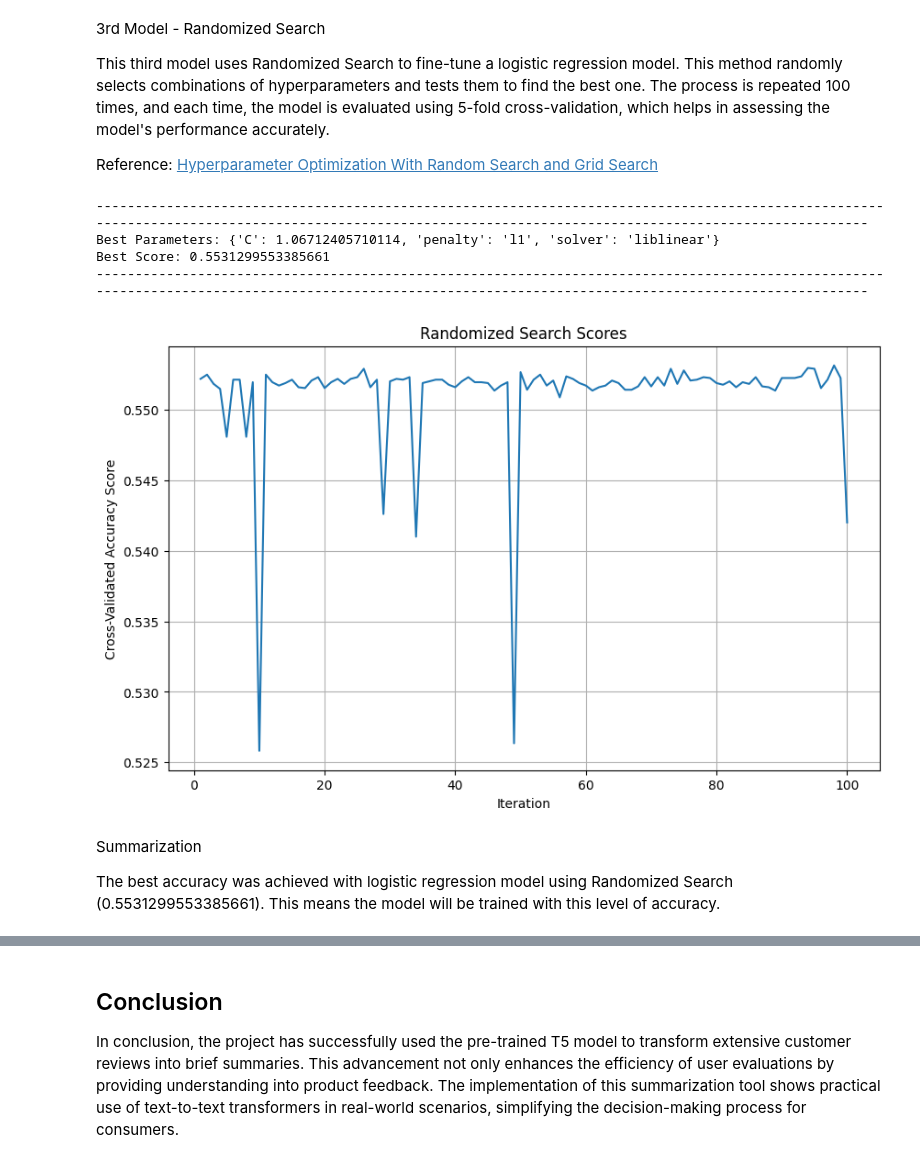
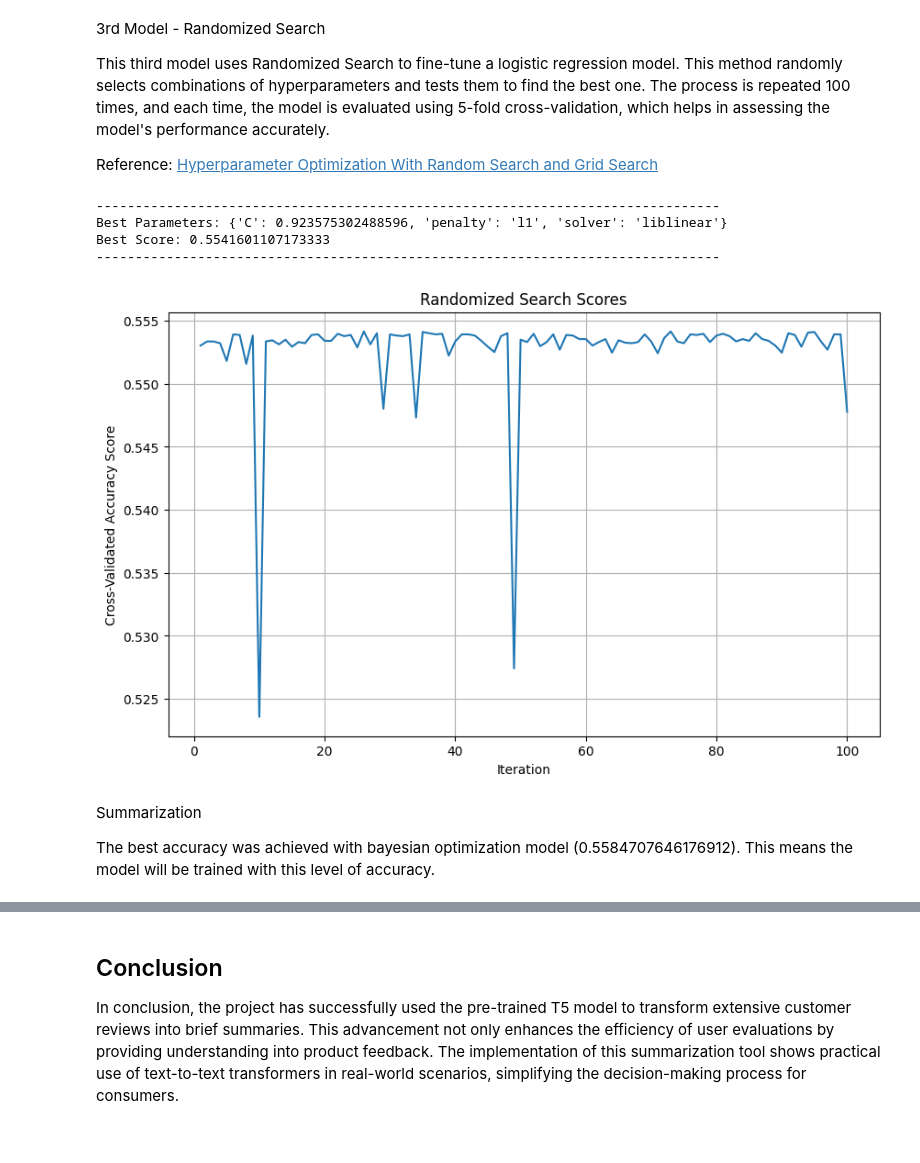
Before and after one commit to Ariamestra/ConsumerReviews, a Jupyter notebook: project_part3.ipynb, the cells around one changed output, grey strips where cells are left out. Saved outputs shown, nothing was run; the diff lists cells and outputs as text; code cells hidden in the pictures.

```diff
--- a/project_part3.ipynb
+++ b/project_part3.ipynb
@@ -51,21 +51,15 @@ from transformers import pipeline
 from hyperopt import hp, fmin, tpe, Trials, STATUS_OK
 from scipy.stats import uniform
 
-nltk.download('punkt')
-nltk.download('stopwords')
-nltk.download('wordnet')
+#nltk.download('punkt')
+#nltk.download('stopwords')
+#nltk.download('wordnet')
 
 pipe = pipeline("translation", model="t5-small")
 
 tokenizer = AutoTokenizer.from_pretrained("t5-small")
 model = AutoModelForSeq2SeqLM.from_pretrained("t5-small")
 
-'''
-MODEL_NAME = 't5-small'
-model = T5ForConditionalGeneration.from_pretrained(MODEL_NAME)
-tokenizer = T5Tokenizer.from_pretrained(MODEL_NAME)
-'''
-
 data_URL = 'https://raw.githubusercontent.com/Ariamestra/ConsumerReviews/main/Reviews.csv'
 df = pd.read_csv(data_URL)
 print(f"Shape: {df.shape}")
@@ -405,43 +388,43 @@ Reference: [Hyperparameter Optimization With Random Search and Grid Search](http
 # %%
 # ------------------------------- Model Evaluation -------------------------------
 
 param_dist = {
     'C': uniform(loc=0, scale=4),  # Range [0,4]
     'penalty': ['l2', 'l1'],
     'solver': ['liblinear']
 }
 
 # ------------------------------- Model Tuning -------------------------------
 
-random_search = RandomizedSearchCV(estimator=lr, param_distributions=param_dist, n_iter=100, cv=5, random_state=42)
+random_search = RandomizedSearchCV(estimator=lr_model, param_distributions=param_dist, n_iter=100, cv=5, random_state=42)
 random_search.fit(X_train_tfidf, y_train)
 
 # Get best
 best_params_random = random_search.best_params_
 best_score_random = random_search.best_score_
 
-print('-' * 200)
+print('-' * 80)
 print(f"Best Parameters: {best_params_random}")
 print(f"Best Score: {best_score_random}") # accuracy
-print('-' * 200)
+print('-' * 80)
 
 scores = random_search.cv_results_['mean_test_score']
 
 plt.figure(figsize=(10, 6))
 plt.plot(range(1, len(scores) + 1), scores)
 plt.title('Randomized Search Scores')
 plt.xlabel('Iteration')
 plt.ylabel('Cross-Validated Accuracy Score')
 plt.grid(True)
 plt.show()
 # %% [output]
---------------------------------------------------------------------------------------------------------------------------------------------------------------------------------------------------------
-Best Parameters: {'C': 1.06712405710114, 'penalty': 'l1', 'solver': 'liblinear'}
-Best Score: 0.5531299553385661
---------------------------------------------------------------------------------------------------------------------------------------------------------------------------------------------------------
+--------------------------------------------------------------------------------
+Best Parameters: {'C': 0.923575302488596, 'penalty': 'l1', 'solver': 'liblinear'}
+Best Score: 0.5541601107173333
+--------------------------------------------------------------------------------
-[figure, old version]
+[figure, new version]
 # %% [markdown]
 Summarization
 
-The best accuracy was achieved with logistic regression model using Randomized Search (0.5531299553385661). This means the model will be trained with this level of accuracy.
+The best accuracy was achieved with bayesian optimization model (0.5584707646176912). This means the model will be trained with this level of accuracy.
 # %%
```
Also changed, not shown: parts of 7 cells of this notebook.
